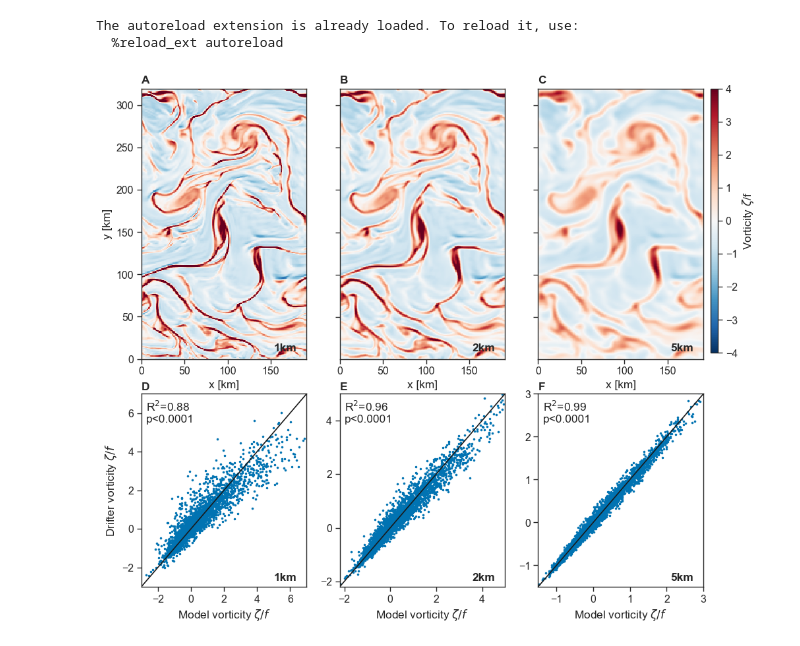
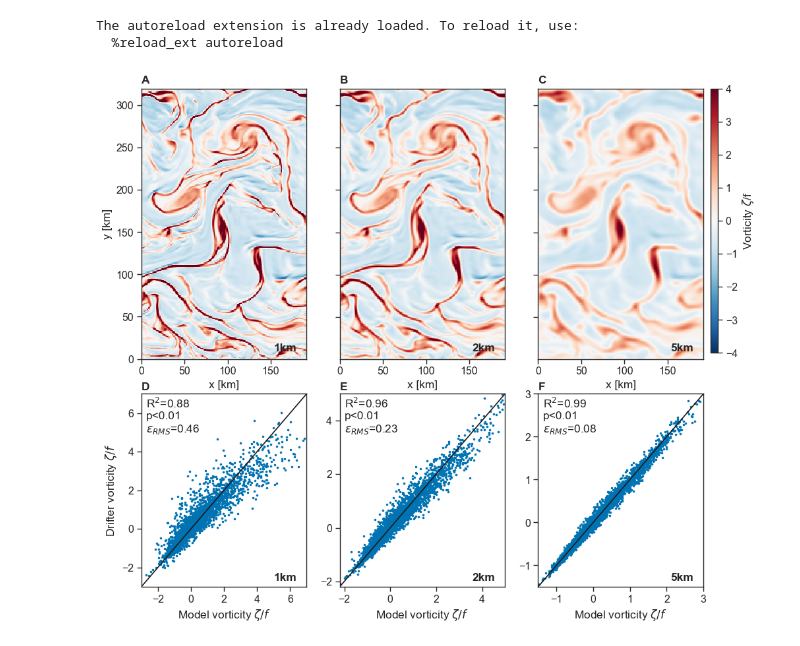
Before and after one commit to sessink/velocity_gradients, a Jupyter notebook: notebooks/performance.ipynb, the cells around one changed output. Cells and saved outputs as stored; diff of their text form; code cells hidden in the pictures.

Commit message:
comparison plot

```diff
--- a/notebooks/performance.ipynb
+++ b/notebooks/performance.ipynb
@@ -171,34 +171,37 @@ ax6.set_xlabel('Model vorticity $\zeta/f$')
 # ax6.set_ylabel('Drifter vorticity $\zeta/f$')
 ax6.set_xlim(-1.5,3)
 ax6.set_ylim(-1.5,3)
 ax6.plot([-1.5,3],[-1.5,3], color='k')
 ax6.set_yticks(np.arange(-1,4,1))
 # ax6.set_yticklabels([])
 
 ax1.annotate('1km',(0.8,0.03),xycoords='axes fraction',weight='bold')
 ax2.annotate('2km',(0.8,0.03),xycoords='axes fraction',weight='bold')
 ax3.annotate('5km',(0.8,0.03),xycoords='axes fraction',weight='bold')
 ax4.annotate('1km',(0.8,0.03),xycoords='axes fraction',weight='bold')
 ax5.annotate('2km',(0.8,0.03),xycoords='axes fraction',weight='bold')
 ax6.annotate('5km',(0.8,0.03),xycoords='axes fraction',weight='bold')
 
 r,p = pearsonr(df_comparison.model_zeta, df_comparison.drifter_zeta)
 r2=r**2
-ax4.annotate(rf'R$^2$={r2:2.2f}'+'\n'+r'p<0.0001',(0.03,0.85),xycoords='axes fraction')
+e = np.sqrt( np.mean( (df_comparison.model_zeta-df_comparison.drifter_zeta)**2 ) )
+ax4.annotate(rf'R$^2$={r2:2.2f}'+'\n'+r'p<0.01'+'\n'+rf'$\epsilon_{{RMS}}$={e:2.2f}',(0.03,0.8),xycoords='axes fraction')
 
 r,p = pearsonr(df_comparison.model_zeta10, df_comparison.drifter_zeta10)
 r2=r**2
-ax5.annotate(rf'R$^2$={r2:2.2f}'+'\n'+r'p<0.0001',(0.03,0.85),xycoords='axes fraction')
+e = np.sqrt( np.mean( (df_comparison.model_zeta10-df_comparison.drifter_zeta10)**2 ) )
+ax5.annotate(rf'R$^2$={r2:2.2f}'+'\n'+r'p<0.01'+'\n'+rf'$\epsilon_{{RMS}}$={e:2.2f}',(0.03,0.8),xycoords='axes fraction')
 r,p = pearsonr(df_comparison.model_zeta20, df_comparison.drifter_zeta20)
 r2=r**2
+e = np.sqrt( np.mean( (df_comparison.model_zeta20-df_comparison.drifter_zeta20)**2 ) )
 # ax6.annotate(rf'R$^2$={r:2.2f}',(0.03,0.9),xycoords='axes fraction')
-ax6.annotate(rf'R$^2$={r2:2.2f}'+'\n'+r'p<0.0001',(0.03,0.85),xycoords='axes fraction')
+ax6.annotate(rf'R$^2$={r2:2.2f}'+'\n'+r'p<0.01'+'\n'+rf'$\epsilon_{{RMS}}$={e:2.2f}',(0.03,0.8),xycoords='axes fraction')
 
 # spec.tight_layout(f)
 spec.update(hspace=0.15,wspace=0.2)
 
 alphabet([ax1,ax2,ax3,ax4,ax5,ax6])
 
 plt.savefig('../figures/performance_v2.pdf',bb_inches='tight',dpi=600)
 # %% [output]
-[figure, old version]
+[figure, new version]
```
Also changed, not shown: 2 other files.
